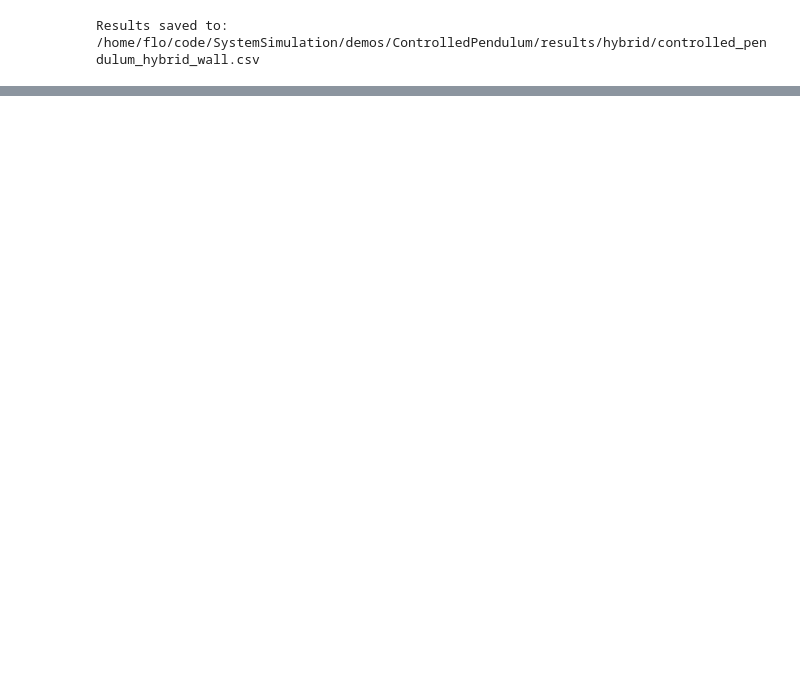
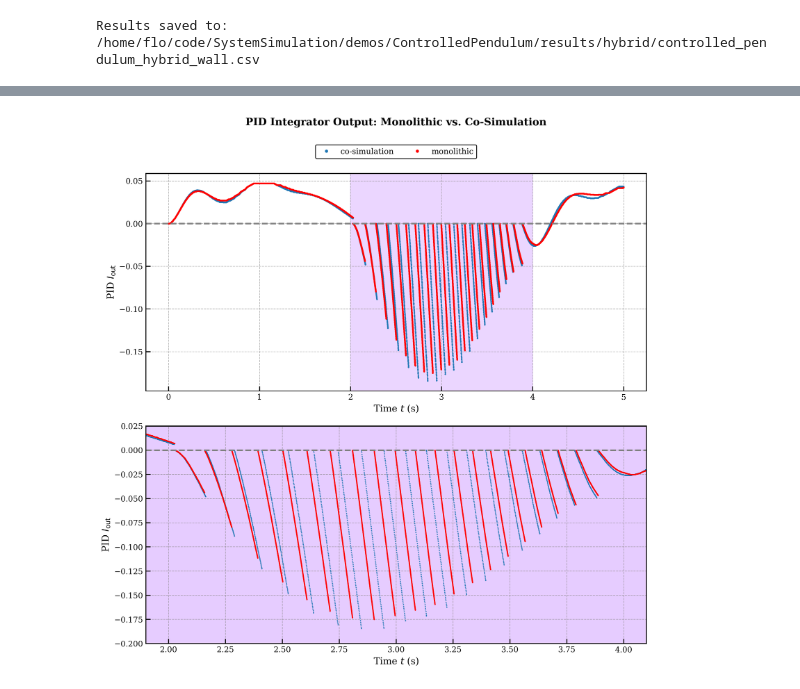
Before and after one commit to FlorianFrech/SystemSimulation, a Jupyter notebook: demos/ControlledPendulum/verification_master_wall.ipynb, the cells around one changed output, grey strips where cells are left out. Cells and saved outputs as stored; diff of their text form; code cells hidden in the pictures; blank space fills up the shorter version.

```diff
--- a/demos/ControlledPendulum/verification_master_wall.ipynb
+++ b/demos/ControlledPendulum/verification_master_wall.ipynb
@@ -474,0 +481,18 @@ Total mode switches: 4
+# %%
+root = Path.cwd()
+pkg_path = root / 'MyModels/Modelica/ControlledPendulum/package.mo'
+model_name = 'ControlledPendulum.Demo_DrivenWithWallDiscrete'
+
+model = ModelicaSystem(str(pkg_path), model_name)
+
+solution_names = ('time', 'pid.I_out', 'reference.q_ref', 'pendulum.q', 'pendulum.contact')
+
+startTime = 0.0
+stopTime  = 5.0
+stepSize  = 0.0001
+
+model.setParameters(f'useReset=true')
+model.buildModel()
+model.setSimulationOptions([f'startTime={startTime}', f'stopTime={stopTime}', f'stepSize={stepSize}'])
+model.simulate()
+res = {name: model.getSolutions(name).flatten() for name in solution_names}
@@ -474,0 +555,34 @@ Total mode switches: 4
+# %%
+plt.figure(figsize=(10,10))
+
+zoom1_color = (0.9, 0.8, 1.0) # Purple for first zoom region
+zoom2_color = (1.0, 0.9, 0.8) # Orange for second zoom region
+
+plt.subplot(2, 1, 1)
+plt.title(r'PID Integrator Output: Monolithic vs. Co-Simulation', fontweight='bold', y=1.2)
+plt.plot(t_pid, i_out, label='co-simulation', color='tab:blue', marker='o', linestyle='None', markersize=1)
+plt.plot(res['time'], res['pid.I_out'], label='monolithic', color='red', marker='o', linestyle='None', markersize=1)
+plt.axhline(0, color='gray', linestyle='--', linewidth=2)
+plt.ylabel(r'PID $I_{\text{out}}$')
+plt.xlabel(r'Time $t$ (s)')
+plt.grid()
+plt.legend(loc='center', bbox_to_anchor=(0.5, 1.1), ncol=2, markerscale=3)
+
+plt.axvspan(2, 4, color=zoom1_color, alpha=0.8)
+
+plt.subplot(2, 1, 2)
+plt.plot(t_pid, i_out, label='co-simulation', color='tab:blue', marker='.', linestyle='None', markersize=1)
+plt.plot(res['time'], res['pid.I_out'], label='monolithic', color='red', marker='.', linestyle='None', markersize=1)
+plt.axhline(0, color='gray', linestyle='--', linewidth=2)
+plt.ylabel(r'PID $I_{\text{out}}$')
+plt.xlabel(r'Time $t$ (s)')
+plt.xlim(1.9, 4.1)
+plt.ylim(-0.2, 0.025)
+plt.grid()
+plt.gca().set_facecolor((0.9, 0.8, 1.0))
+
+plt.tight_layout()
+plt.savefig('figures/verification_hybrid_master_pendulum_2.svg')
+plt.show()
+# %% [output]
+[figure, added]
```
Also changed, not shown: parts of 12 cells of this notebook, 11 other files.
